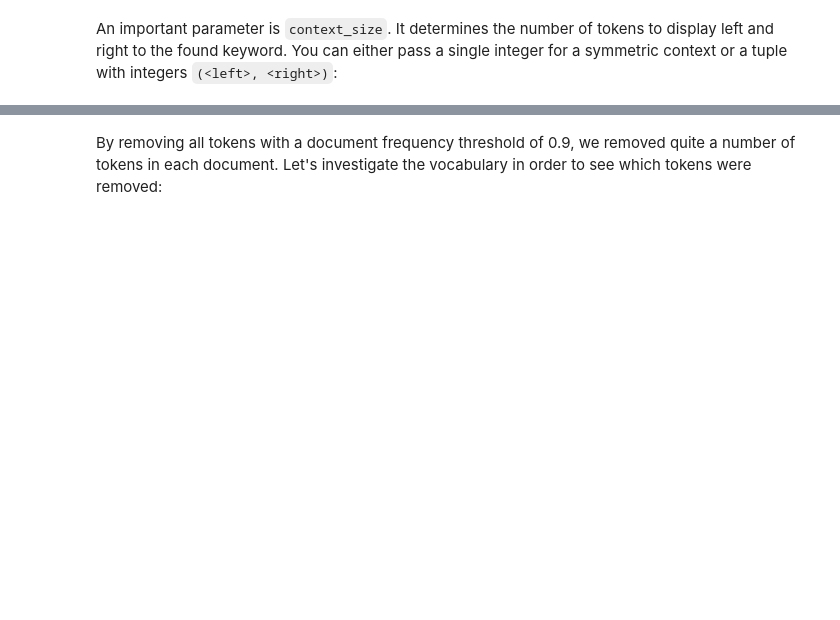
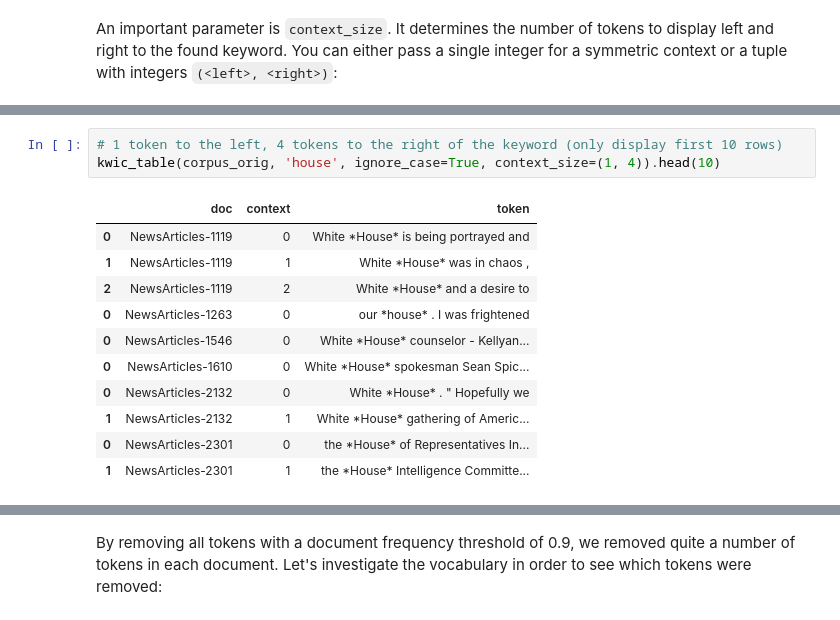
Before and after one commit to WZBSocialScienceCenter/tmtoolkit, a Jupyter notebook: doc/source/preprocessing.ipynb, the cells around one changed output, grey strips where cells are left out. Saved outputs shown, nothing was run; the diff lists cells and outputs as text; blank space fills up the shorter version.

```diff
--- a/doc/source/preprocessing.ipynb
+++ b/doc/source/preprocessing.ipynb
@@ -1062,0 +967,15 @@ preproc.remove_common_tokens(df_threshold=0.9).doc_lengths
+# %%
+# 1 token to the left, 4 tokens to the right of the keyword (only display first 10 rows)
+kwic_table(corpus_orig, 'house', ignore_case=True, context_size=(1, 4)).head(10)
+# %% [output]
+|  | doc | context | token |
+| 0 | NewsArticles-1119 | 0 | White *House* is being portrayed and |
+| 1 | NewsArticles-1119 | 1 | White *House* was in chaos , |
+| 2 | NewsArticles-1119 | 2 | White *House* and a desire to |
+| 0 | NewsArticles-1263 | 0 | our *house* . I was frightened |
+| 0 | NewsArticles-1546 | 0 | White *House* counselor - Kellyan... |
+| 0 | NewsArticles-1610 | 0 | White *House* spokesman Sean Spic... |
+| 0 | NewsArticles-2132 | 0 | White *House* . " Hopefully we |
+| 1 | NewsArticles-2132 | 1 | White *House* gathering of Americ... |
+| 0 | NewsArticles-2301 | 0 | the *House* of Representatives In... |
+| 1 | NewsArticles-2301 | 1 | the *House* Intelligence Committe... |
```
Also changed, not shown: parts of 74 cells of this notebook.
